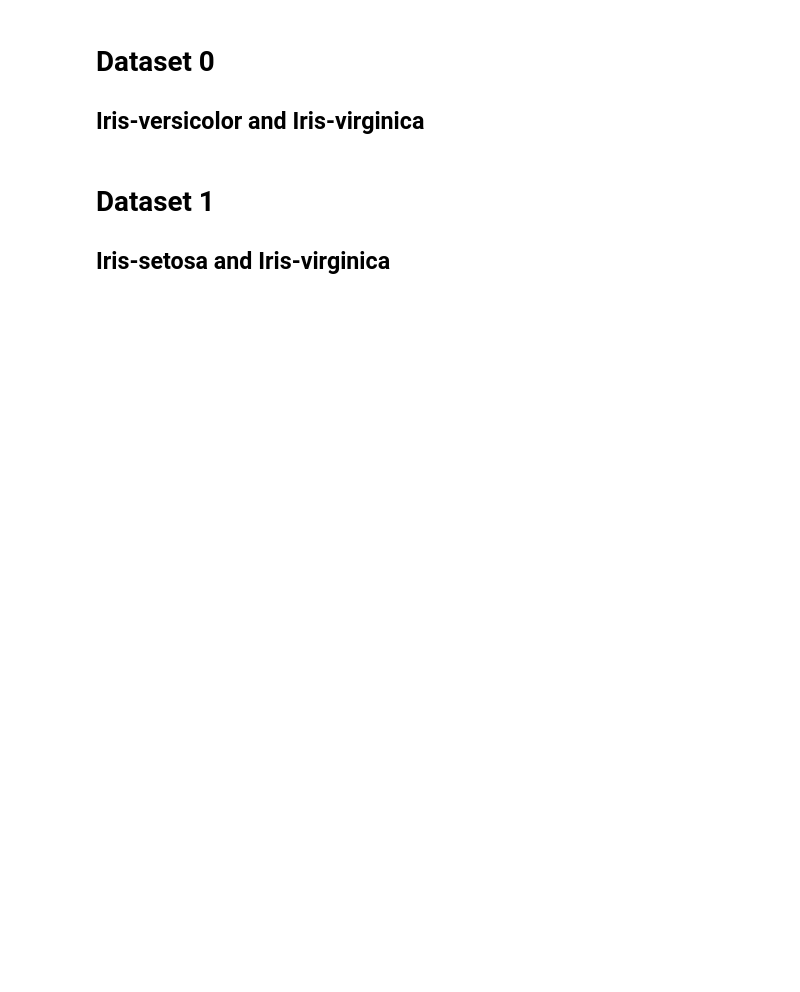
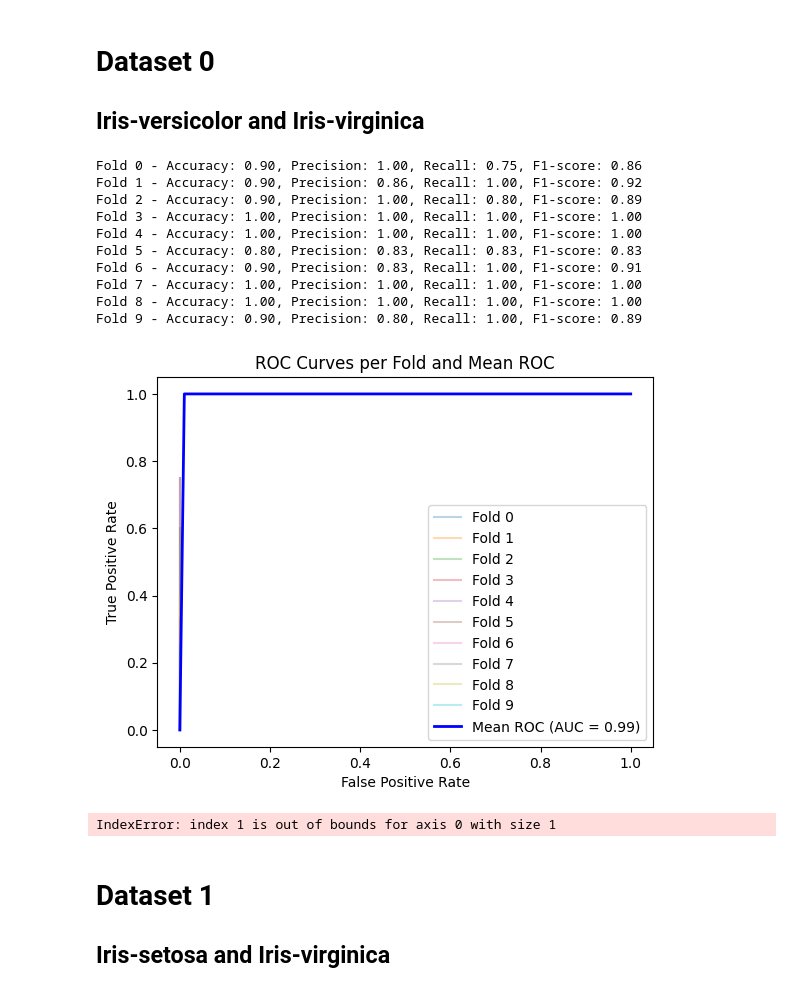
Before and after one commit to Kiriketsuki/T3104_ML, a Jupyter notebook: Assignment 1/Assignment 1.ipynb, the cells around one changed output. Drawn from its saved outputs; the diff is of its cells as text; code cells hidden in the pictures; blank space fills up the shorter version.

```diff
--- a/Assignment 1/Assignment 1.ipynb
+++ b/Assignment 1/Assignment 1.ipynb
@@ -50,3 +16,10 @@ class GaussianNaiveBayes:
+# %%
+def logsumexp(x, axis=None, keepdims=False):
+    max_x = np.max(x, axis=axis, keepdims=True)
+    log_sum_exp = np.log(np.sum(np.exp(x - max_x), axis=axis, keepdims=keepdims)) + max_x
+    if not keepdims:
+        log_sum_exp = np.squeeze(log_sum_exp, axis=axis)
+    return log_sum_exp
 # %%
 def stratified_k_fold(data, k):
     data['fold'] = -1
@@ -117,0 +67,13 @@ def plot_average_roc_curve(fprs, tprs, aucs, n_classes):
+# %%
+def confusion_matrix(y_true, y_pred, class_names=None):
+    if class_names is None:
+        class_names = np.unique(np.concatenate((y_true, y_pred)))
+
+    matrix = np.zeros((len(class_names), len(class_names)), dtype=int)
+
+    class_name_to_index = {name: index for index, name in enumerate(class_names)}
+
+    for t, p in zip(y_true, y_pred):
+        matrix[class_name_to_index[t], class_name_to_index[p]] += 1
+
+    return matrix
@@ -130,0 +265,14 @@ data.head()
+# %%
+data = pd.read_csv('iris.tmls')
+data = data.drop(data.index[0])
+
+# Identify unique classes and assign integer labels
+unique_classes = data.iloc[:, -1].unique()
+class_mapping = {c: i for i, c in enumerate(unique_classes)}
+data.iloc[:, -1] = data.iloc[:, -1].apply(lambda x: class_mapping[x])
+
+# Convert the rest of the DataFrame to float64 values
+data = data.astype(np.float64)
+
+print("Data types after conversion:", data.dtypes)
+print("Check if it's equal to np.float64:", data.iloc[:, -2].dtype == np.float64)
@@ -131 +287,6 @@ data.head()
+# %%
+# Split the dataset into features and labels
+X = data.iloc[:, :-1].values
+y = data.iloc[:, -1].values
+classes = np.unique(y)
 # %%
@@ -181,3 +306,21 @@ for i in range(10):
+# %%
+metric_0, fprs_0, tprs_0, auc_0 = run_cross_validation(dataset_0, k=10, verbose=True, plot_roc=True)
+# %% [output]
+Fold 0 - Accuracy: 0.90, Precision: 1.00, Recall: 0.75, F1-score: 0.86
+Fold 1 - Accuracy: 0.90, Precision: 0.86, Recall: 1.00, F1-score: 0.92
+Fold 2 - Accuracy: 0.90, Precision: 1.00, Recall: 0.80, F1-score: 0.89
+Fold 3 - Accuracy: 1.00, Precision: 1.00, Recall: 1.00, F1-score: 1.00
+Fold 4 - Accuracy: 1.00, Precision: 1.00, Recall: 1.00, F1-score: 1.00
+Fold 5 - Accuracy: 0.80, Precision: 0.83, Recall: 0.83, F1-score: 0.83
+Fold 6 - Accuracy: 0.90, Precision: 0.83, Recall: 1.00, F1-score: 0.91
+Fold 7 - Accuracy: 1.00, Precision: 1.00, Recall: 1.00, F1-score: 1.00
+Fold 8 - Accuracy: 1.00, Precision: 1.00, Recall: 1.00, F1-score: 1.00
+Fold 9 - Accuracy: 0.90, Precision: 0.80, Recall: 1.00, F1-score: 0.89
+[figure, added]
+# %%
+metric_0, fprs_0, tprs_0, auc_0 = run_cross_validation(dataset_0, k=10, verbose=True, plot_roc=True, interleave=False)
+# %% [output]
+IndexError: index 1 is out of bounds for axis 0 with size 1
 # %% [markdown]
 # Dataset 1
 ## Iris-setosa and Iris-virginica
```
Also changed, not shown: parts of 41 cells of this notebook.
